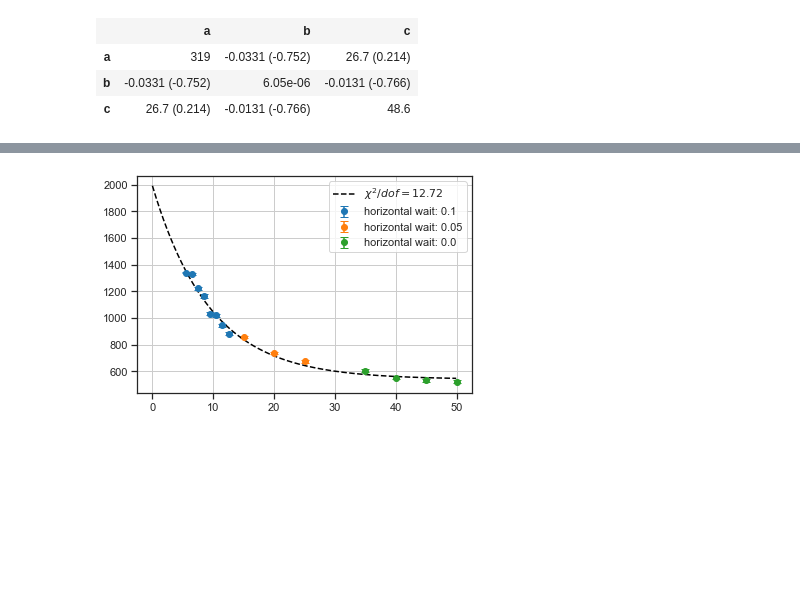
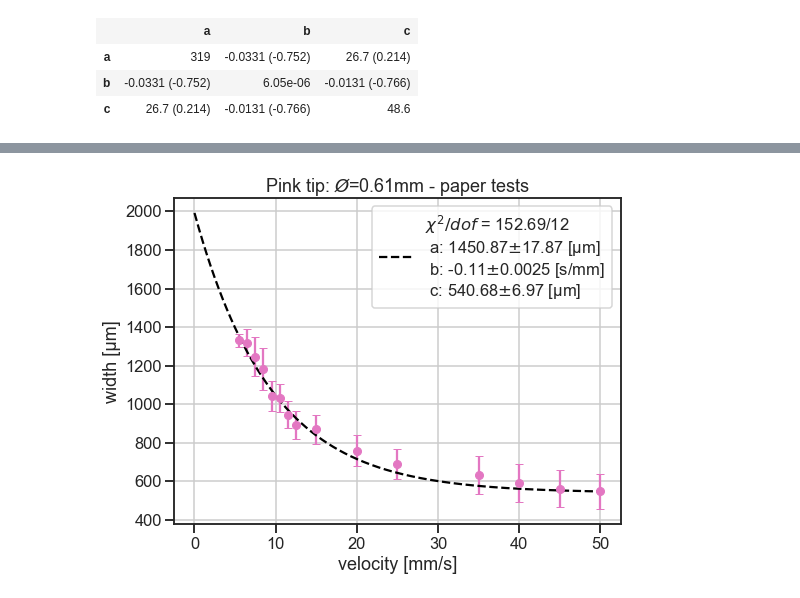
Before and after one commit to dbreitmoser/MADMAX_disk_analysis, a Jupyter notebook: analysis_notebooks/paper_tip_study.ipynb, the cells around one changed output, grey strips where cells are left out. Drawn from its saved outputs; the diff is of its cells as text; code cells hidden in the pictures; blank space fills up the shorter version.

Commit message:
improved plots

```diff
--- a/analysis_notebooks/paper_tip_study.ipynb
+++ b/analysis_notebooks/paper_tip_study.ipynb
@@ -13,8 +13,8 @@ from astropy.stats import knuth_bin_width
 import matplotlib.pyplot as plt
 import seaborn as sns
 %matplotlib inline
-sns.set_theme(style="ticks")
-sns.set_context("notebook")
+# sns.set_theme(style="ticks")
+sns.set_context("talk")
 from astropy.stats import bootstrap
 from scipy.special import erfinv
 # %% [markdown]
@@ -304,13 +361,22 @@ chi_sq = m.fval / m.ndof
 # %%
-sns.set_context('notebook')
-for h_w, c in zip(group_test['h_w'].unique(), ['tab:blue', 'tab:orange', 'tab:green']):
-    data = group_test.query(f'h_w == {h_w}')
-    plot_width_vs_w_errorbar(data, h_w, c)
+sns.set_context('talk')
+fig, ax = plt.subplots(figsize=(8,6))
+plt.errorbar(group_test['velocity'], group_test['width_mean'], group_test['width_std'], fmt='o',
 
+                     markersize=8, capsize=4, color='tab:pink', ecolor='tab:pink')
+# for h_w, c in zip(group_test['h_w'].unique(), ['tab:blue', 'tab:orange', 'tab:green']):
+#     data = group_test.query(f'h_w == {h_w}')
+#     plot_width_vs_w_errorbar(data, h_w, c, ax=ax)
 model_xs = np.arange(0,50,0.1)
-plt.plot(model_xs, model(model_xs, *m.values), label=f"$\chi^2/dof = {chi_sq:.2f}$", c='black', ls='--', )
-
-plt.grid(visible=True, axis='both')
-plt.legend();
+label = f"$\chi^2/dof$ = {m.fval:.2f}/{m.ndof:.0f} \n \
+a: {a:.2f}$\pm${m.errors['a']:.2f} [µm]\n \
+b: {b:.2f}$\pm${m.errors['b']:.4f} [s/mm] \n \
+c: {c:.2f}$\pm${m.errors['c']:.2f} [µm]"
+ax.plot(model_xs, model(model_xs, *m.values), label=label, c='black', ls='--', )
+ax.set_xlabel('velocity [mm/s]')
+ax.set_ylabel('width [µm]')
+ax.set_title('Pink tip: $\O$=0.61mm - paper tests')
+ax.grid(visible=True, axis='both')
+ax.legend();
 # %% [output]
-[figure, old version]
+[figure, new version]
```
Also changed, not shown: parts of 11 cells of this notebook.
